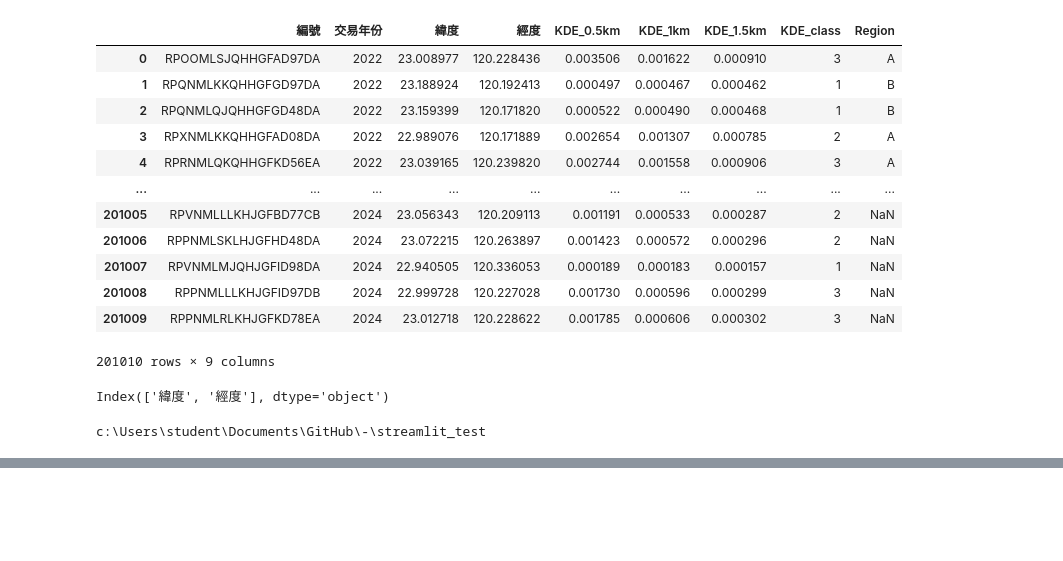
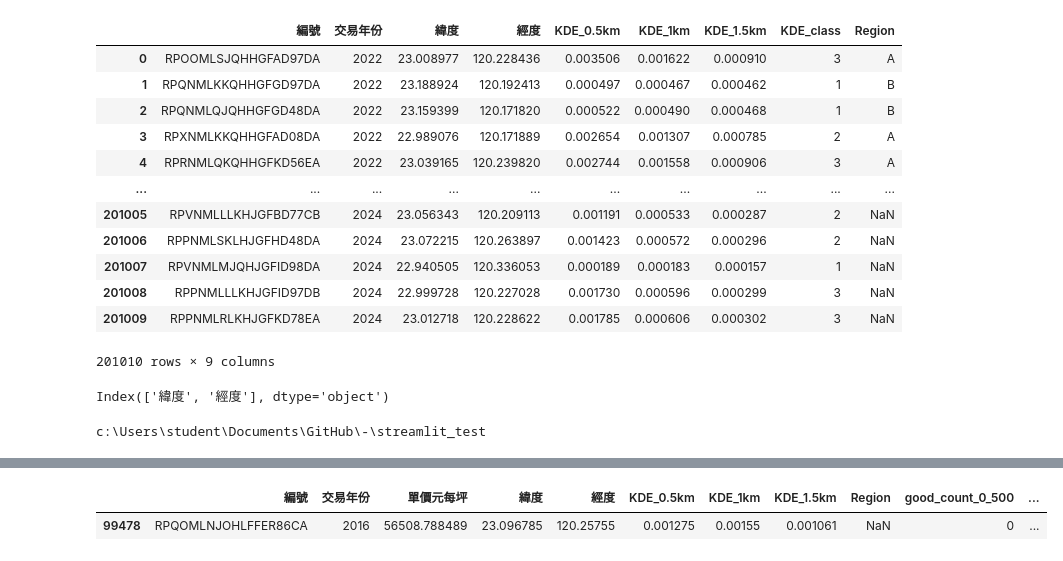
Before and after one commit to BDSE35/house, a Jupyter notebook: streamlit_test/test.ipynb, the cells around one changed output, grey strips where cells are left out. Saved outputs shown, nothing was run; the diff lists cells and outputs as text; code cells hidden in the pictures; blank space fills up the shorter version.

```diff
--- a/streamlit_test/test.ipynb
+++ b/streamlit_test/test.ipynb
@@ -98,0 +101,4 @@ c:\Users\student\Documents\GitHub\-\streamlit_test
+# %%
+import pandas as pd
+df = pd.read_csv('房價_201010row_outlier_final_KDEclass (1).csv')
+df
@@ -98,0 +133,2 @@ c:\Users\student\Documents\GitHub\-\streamlit_test
+# %%
+df1 = df[['編號', '交易年份', '單價元每坪', '緯度', '經度', 'KDE_0.5km', 'KDE_1km', 'KDE_1.5km', 'Region', 'good_count_0_500', 'good_count_500_1000', 'good_count_1000_1500', 'bad_count_0_500', 'bad_count_500_1000', 'bad_count_1000_1500', 'KDE_class']]
@@ -98,0 +137,5 @@ c:\Users\student\Documents\GitHub\-\streamlit_test
+# %%
+df1[df1['編號'] == 'RPQOMLNJOHLFFER86CA']
+# %% [output]
+|  | 編號 | 交易年份 | 單價元每坪 | 緯度 | 經度 | KDE_0.5km | KDE_1km | KDE_1.5km | Region | good_count_0_500 | ... |
+| 99478 | RPQOMLNJOHLFFER86CA | 2016 | 56508.788489 | 23.096785 | 120.25755 | 0.001275 | 0.00155 | 0.001061 | NaN | 0 | ... |
```
Also changed, not shown: parts of 4 cells of this notebook, 16 other files.
